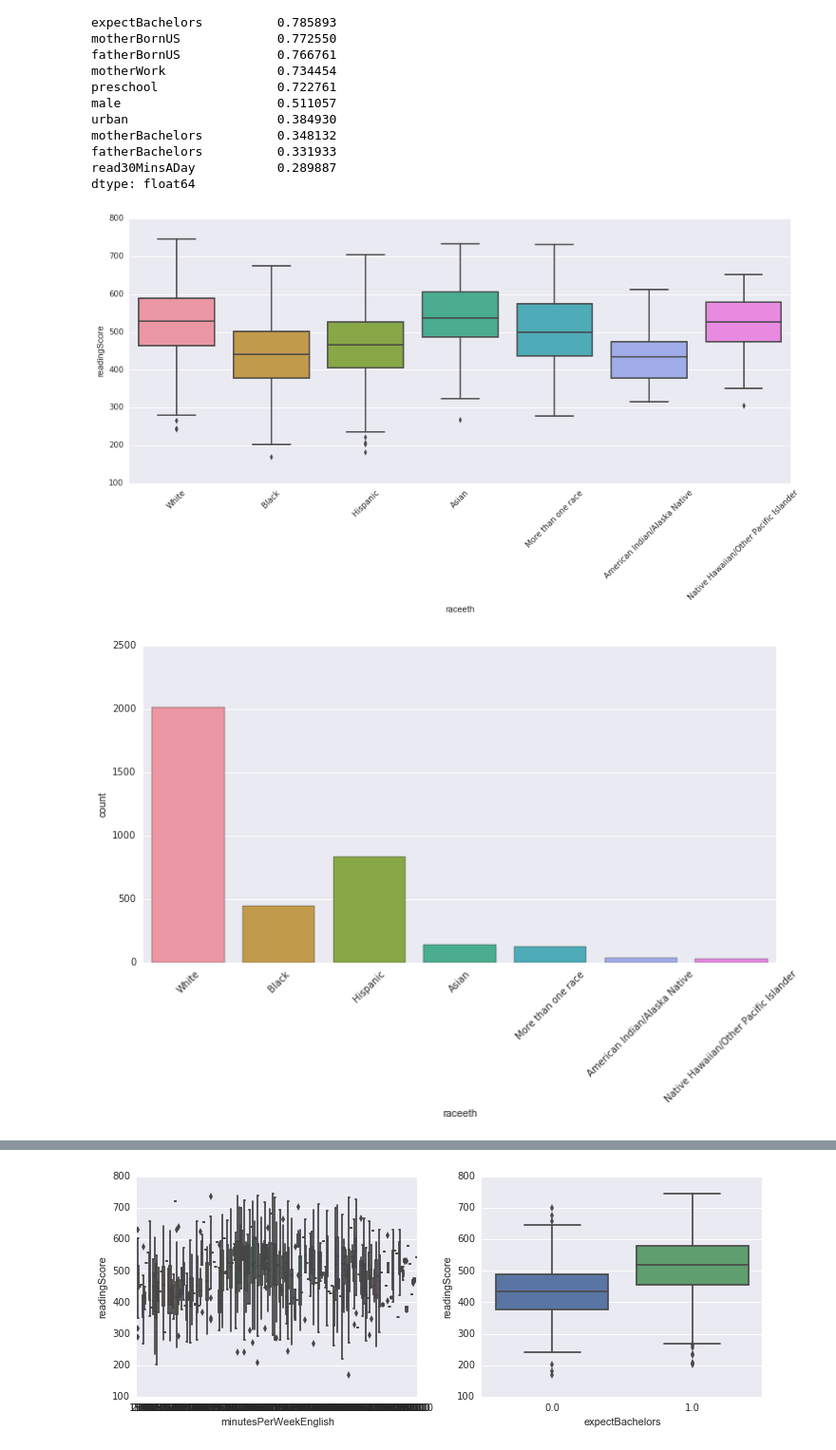
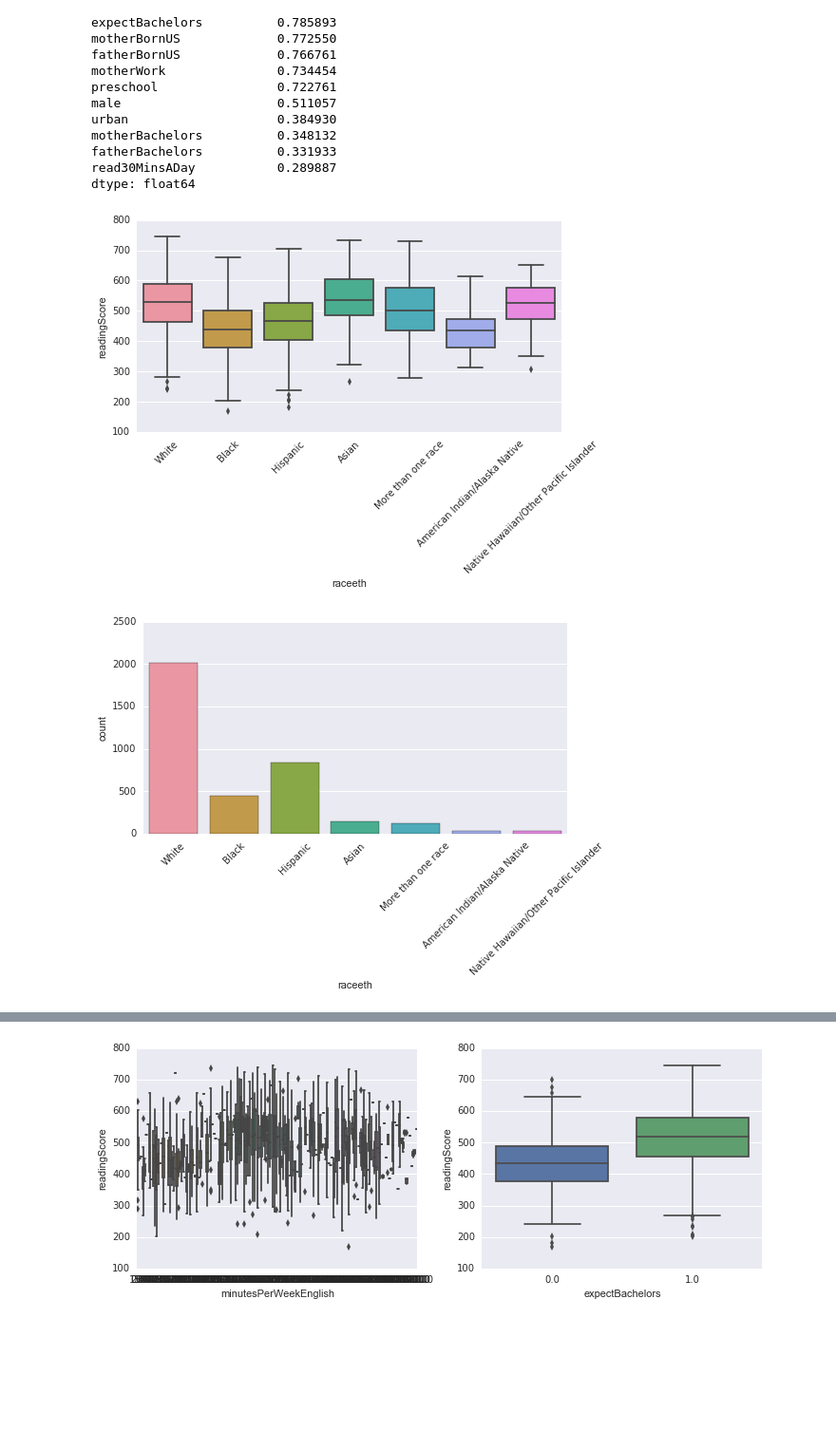
Before and after one commit to shintotm/TestScorePrediction, a Jupyter notebook: PISA Reading Test Score Prediction.ipynb, the cells around one changed output, grey strips where cells are left out. Shown at 95% size. Saved outputs shown, nothing was run; the diff lists cells and outputs as text; code cells hidden in the pictures; blank space fills up the shorter version.

Commit message:
resize plots

```diff
--- a/PISA Reading Test Score Prediction.ipynb
+++ b/PISA Reading Test Score Prediction.ipynb
@@ -253,15 +253,15 @@ fatherBachelors          0.331933
 read30MinsADay           0.289887
 dtype: float64
 # %%
-plt.figure(figsize=(15,6))
+plt.figure(figsize=(8,4))
 sns.boxplot(x='raceeth', y='readingScore', data=pisaTrain)
 xt = plt.xticks(rotation=45)
 # %% [output]
-[figure, old version]
+[figure, new version]
 # %%
-plt.figure(figsize = (12, 6))
+plt.figure(figsize = (8, 4))
 sns.countplot(x = 'raceeth', data = pisaTrain)
 xt = plt.xticks(rotation=45)
 # %% [output]
-[figure, old version]
+[figure, new version]
 # %%
```
Also changed, not shown: parts of 4 cells of this notebook.
